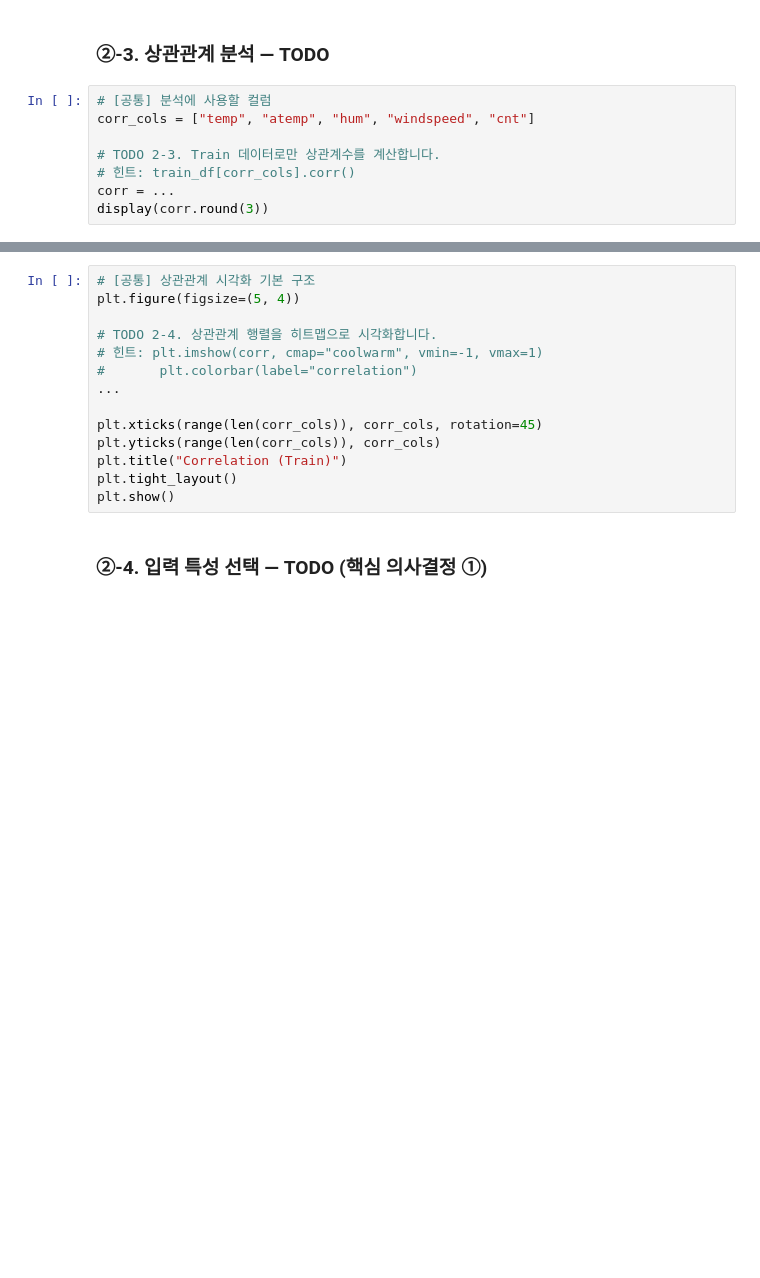
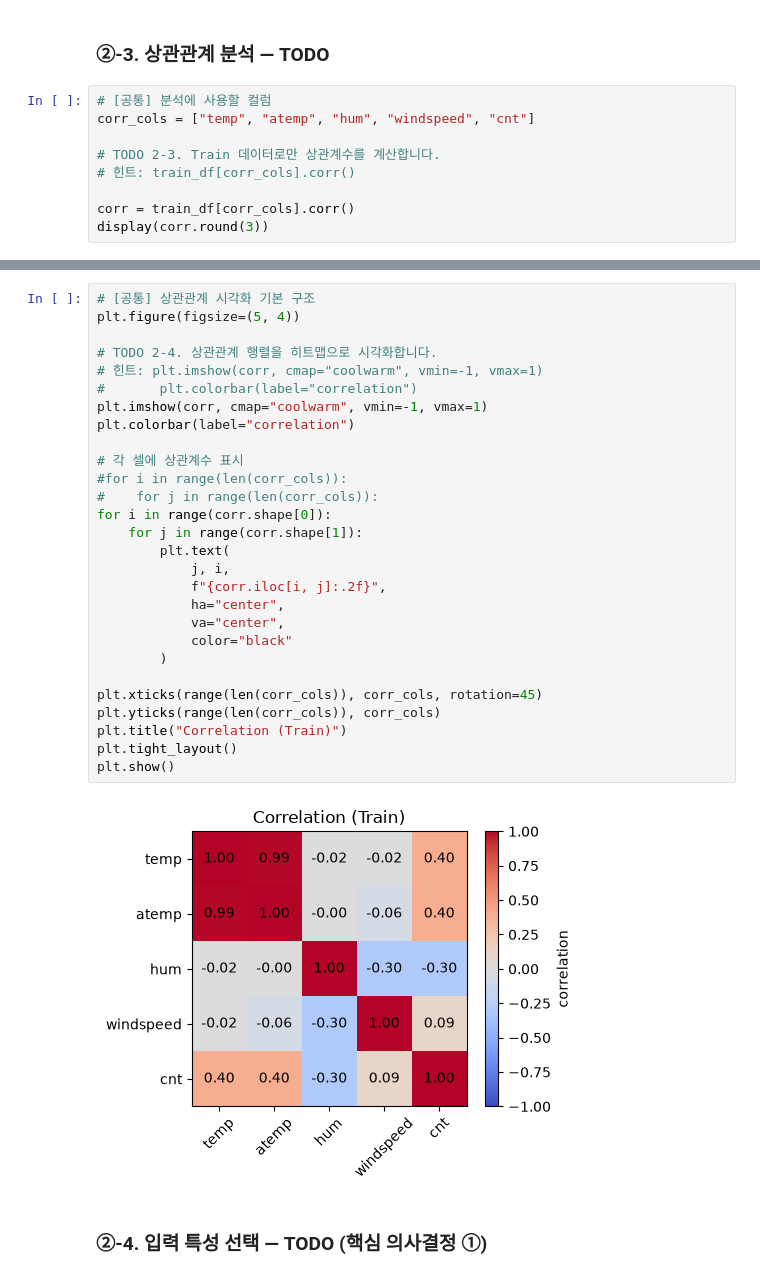
Before and after one commit to Terence20t/ai-mini-project, a Jupyter notebook: mini-project-01/code/01_regression_bike_demand.ipynb, the cells around one changed output, grey strips where cells are left out. Cells and saved outputs as stored; diff of their text form; blank space fills up the shorter version.

```diff
--- a/mini-project-01/code/01_regression_bike_demand.ipynb
+++ b/mini-project-01/code/01_regression_bike_demand.ipynb
@@ -255,5 +295,6 @@ corr_cols = ["temp", "atemp", "hum", "windspeed", "cnt"]
 
 # TODO 2-3. Train 데이터로만 상관계수를 계산합니다.
 # 힌트: train_df[corr_cols].corr()
-corr = ...
+
+corr = train_df[corr_cols].corr()
 display(corr.round(3))
@@ -260,17 +308,33 @@ display(corr.round(3))
 # %%
 # [공통] 상관관계 시각화 기본 구조
 plt.figure(figsize=(5, 4))
 
 # TODO 2-4. 상관관계 행렬을 히트맵으로 시각화합니다.
 # 힌트: plt.imshow(corr, cmap="coolwarm", vmin=-1, vmax=1)
 #       plt.colorbar(label="correlation")
-...
+plt.imshow(corr, cmap="coolwarm", vmin=-1, vmax=1)
+plt.colorbar(label="correlation")
+
+# 각 셀에 상관계수 표시
+#for i in range(len(corr_cols)):
+#    for j in range(len(corr_cols)):
+for i in range(corr.shape[0]):
+    for j in range(corr.shape[1]):
+        plt.text(
+            j, i,
+            f"{corr.iloc[i, j]:.2f}",
+            ha="center",
+            va="center",
+            color="black"
+        )
 
 plt.xticks(range(len(corr_cols)), corr_cols, rotation=45)
 plt.yticks(range(len(corr_cols)), corr_cols)
 plt.title("Correlation (Train)")
 plt.tight_layout()
 plt.show()
+# %% [output]
+[figure, added]
 # %% [markdown]
 ### ②-4. 입력 특성 선택 — TODO (핵심 의사결정 ①)
 # %%
```
Also changed, not shown: parts of 7 cells of this notebook.
